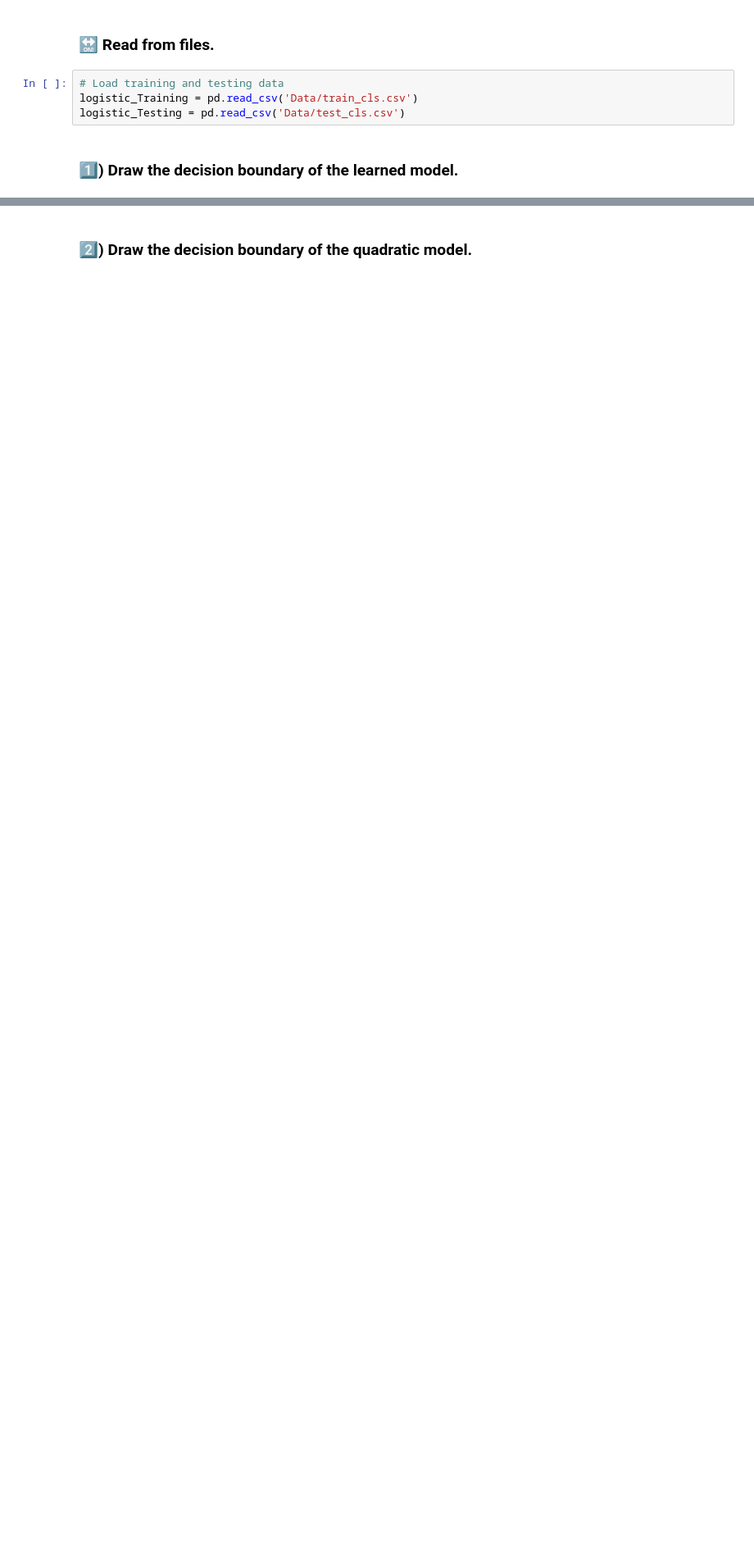
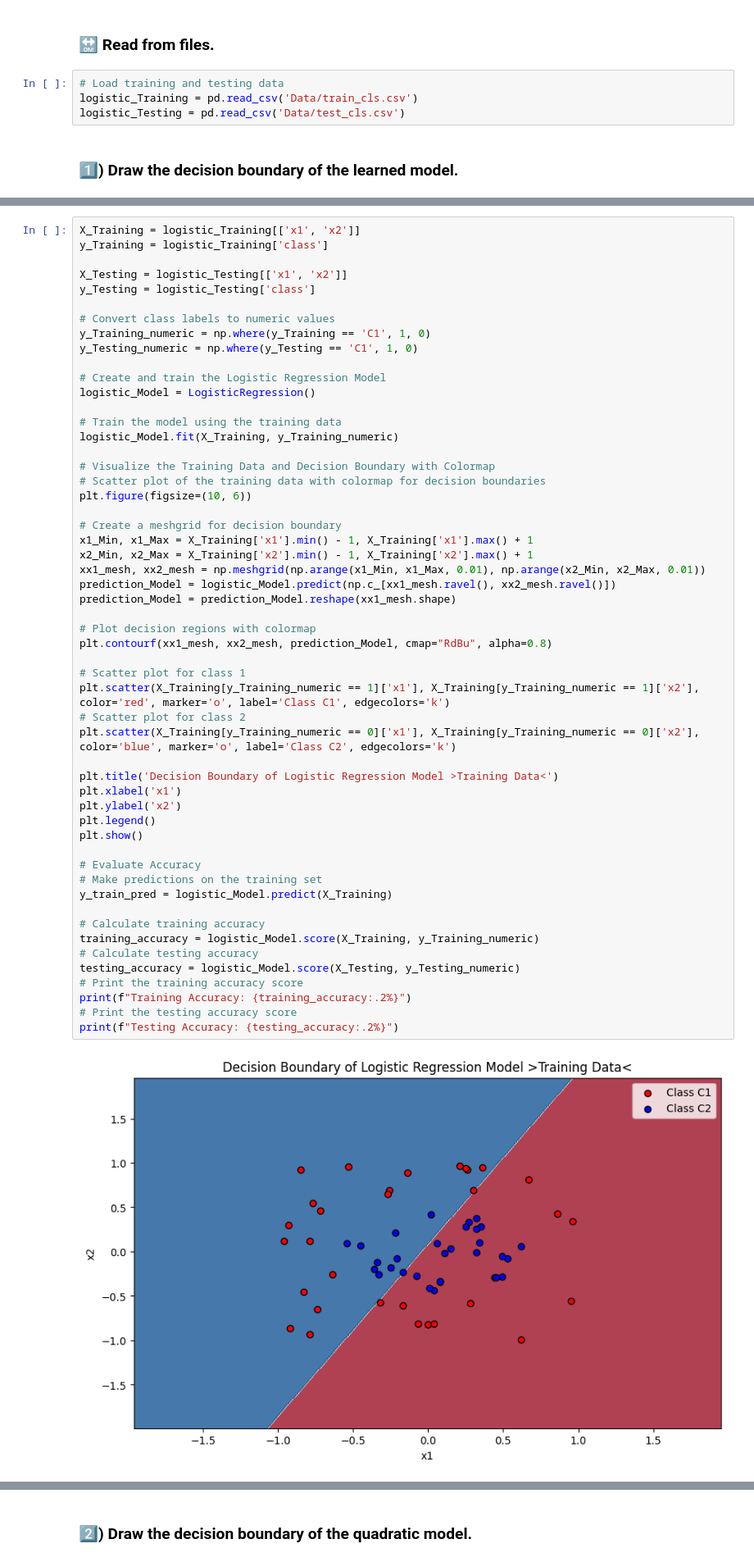
Before and after one commit to Omarmasalmah/Machine_Learning-Assignment_-2-, a Jupyter notebook: main.ipynb, the cells around one changed output, grey strips where cells are left out. Shown at 82% size. Saved outputs shown, nothing was run; the diff lists cells and outputs as text; blank space fills up the shorter version.

```diff
--- a/main.ipynb
+++ b/main.ipynb
@@ -280,0 +233,56 @@ Training accuracy:  66.13%
+# %%
+X_Training = logistic_Training[['x1', 'x2']]
+y_Training = logistic_Training['class']
+
+X_Testing = logistic_Testing[['x1', 'x2']]
+y_Testing = logistic_Testing['class']
+
+# Convert class labels to numeric values
+y_Training_numeric = np.where(y_Training == 'C1', 1, 0)
+y_Testing_numeric = np.where(y_Testing == 'C1', 1, 0)
+
+# Create and train the Logistic Regression Model
+logistic_Model = LogisticRegression()
+
+# Train the model using the training data
+logistic_Model.fit(X_Training, y_Training_numeric)
+
+# Visualize the Training Data and Decision Boundary with Colormap
+# Scatter plot of the training data with colormap for decision boundaries
+plt.figure(figsize=(10, 6))
+
+# Create a meshgrid for decision boundary
+x1_Min, x1_Max = X_Training['x1'].min() - 1, X_Training['x1'].max() + 1
+x2_Min, x2_Max = X_Training['x2'].min() - 1, X_Training['x2'].max() + 1
+xx1_mesh, xx2_mesh = np.meshgrid(np.arange(x1_Min, x1_Max, 0.01), np.arange(x2_Min, x2_Max, 0.01))
+prediction_Model = logistic_Model.predict(np.c_[xx1_mesh.ravel(), xx2_mesh.ravel()])
+prediction_Model = prediction_Model.reshape(xx1_mesh.shape)
+
+# Plot decision regions with colormap
+plt.contourf(xx1_mesh, xx2_mesh, prediction_Model, cmap="RdBu", alpha=0.8)
+
+# Scatter plot for class 1
+plt.scatter(X_Training[y_Training_numeric == 1]['x1'], X_Training[y_Training_numeric == 1]['x2'], color='red', marker='o', label='Class C1', edgecolors='k')
+# Scatter plot for class 2
+plt.scatter(X_Training[y_Training_numeric == 0]['x1'], X_Training[y_Training_numeric == 0]['x2'], color='blue', marker='o', label='Class C2', edgecolors='k')
+
+plt.title('Decision Boundary of Logistic Regression Model >Training Data<')
+plt.xlabel('x1')
+plt.ylabel('x2')
+plt.legend()
+plt.show()
+
+# Evaluate Accuracy
+# Make predictions on the training set
+y_train_pred = logistic_Model.predict(X_Training)
+
+# Calculate training accuracy
+training_accuracy = logistic_Model.score(X_Training, y_Training_numeric)
+# Calculate testing accuracy
+testing_accuracy = logistic_Model.score(X_Testing, y_Testing_numeric)
+# Print the training accuracy score
+print(f"Training Accuracy: {training_accuracy:.2%}")
+# Print the testing accuracy score
+print(f"Testing Accuracy: {testing_accuracy:.2%}")
+# %% [output]
+[figure, added]
```
Also changed, not shown: parts of 9 cells of this notebook.
